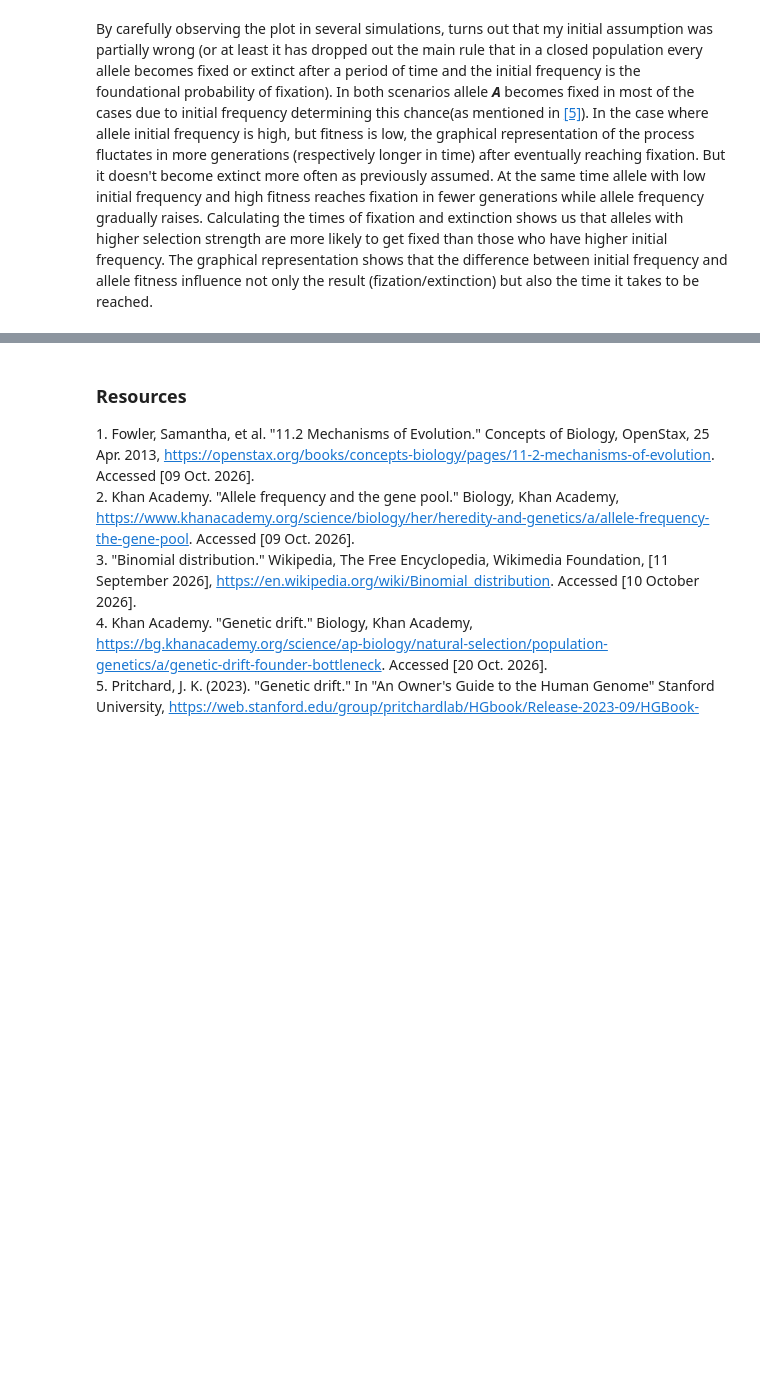
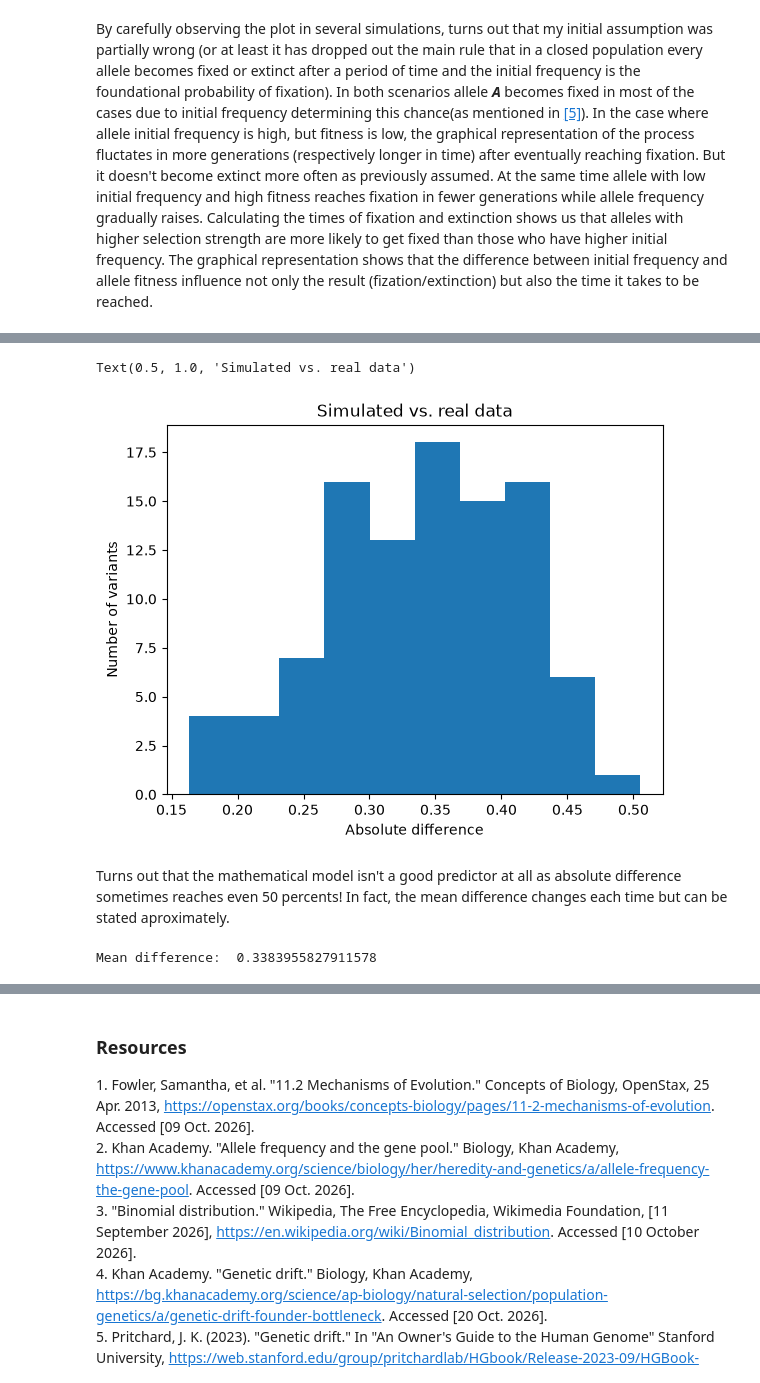
Before and after one commit to Tianna21/MathGene, a Jupyter notebook: MathGene.ipynb, the cells around one changed output, grey strips where cells are left out. Drawn from its saved outputs; the diff is of its cells as text; code cells hidden in the pictures; blank space fills up the shorter version.

```diff
--- a/MathGene.ipynb
+++ b/MathGene.ipynb
@@ -383,0 +430,28 @@ By carefully observing the plot in several simulations, turns out that my initia
+# %%
+differences = np.array([])
+
+for i in range(100):
+    total_average = 0
+    initial_frequency_real = df.iloc[i]["alt_ETH_rep01_wk01"]
+    last_frequency_real = df.iloc[i]["alt_ETH_rep01_wk15"]
+    for simulation in range(100):
+        frequencies = simulate_population(200,initial_frequency_real, generations=200)
+        total_average += frequencies[-1]
+    average = total_average/100
+
+    diff = np.abs(average-last_frequency_real)
+    differences = np.append(differences,diff)
+
+plt.hist(differences)
+plt.xlabel("Absolute difference")
+plt.ylabel("Number of variants")
+plt.title("Simulated vs. real data")
+# %% [output]
+Text(0.5, 1.0, 'Simulated vs. real data')
+[figure, added]
+# %% [markdown]
+Turns out that the mathematical model isn't a good predictor at all as absolute difference sometimes reaches even 50 percents! In fact, the mean difference changes each time but can be stated aproximately.
+# %%
+print("Mean difference: ", np.mean(differences))
+# %% [output]
+Mean difference:  0.3383955827911578
```
Also changed, not shown: parts of 25 cells of this notebook.
